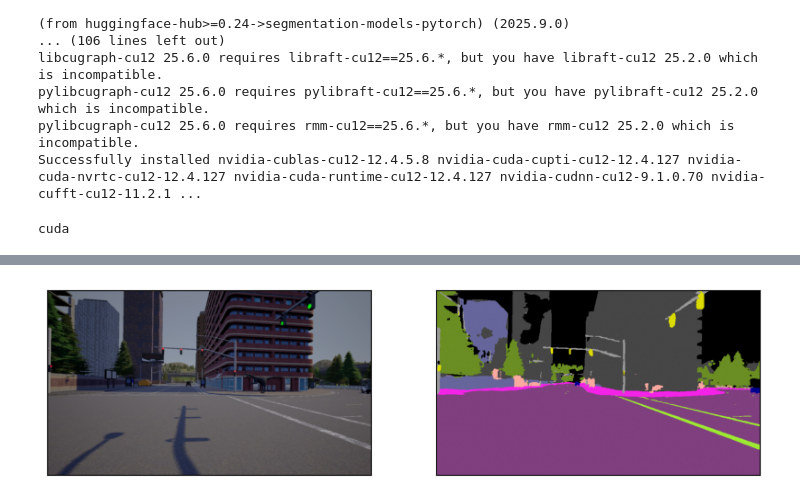
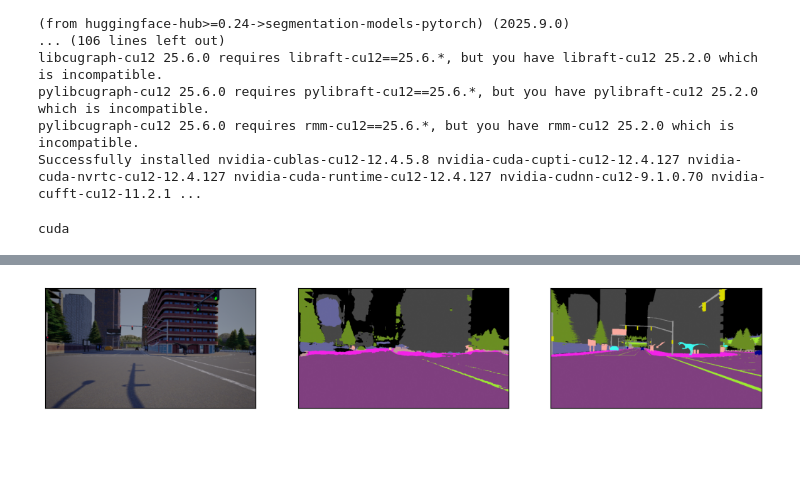
Before and after one commit to TechRufy/ML4CV_Project, a Jupyter notebook: main.ipynb, the cells around one changed output, grey strips where cells are left out. Saved outputs shown, nothing was run; the diff lists cells and outputs as text; code cells hidden in the pictures; blank space fills up the shorter version.

Commit message:
Kaggle Notebook | main83236f43ce734067646f | Version 23

```diff
--- a/main.ipynb
+++ b/main.ipynb
@@ -421,7 +422,7 @@ test_dl = DataLoader(test_dataset, batch_size=8, shuffle=False, num_workers=2)
 # %%
 device = torch.device("cuda" if torch.cuda.is_available() else "cpu")
 # Esempio di utilizzo:
-encoder_name = "resnet18"
+encoder_name = "resnet34"
 encoder_weights = "imagenet"
 t_value = 3.0
 
@@ -432,7 +433,7 @@ feature_extractor = DMLNetFeatureExtractor(
     num_feature_channels=known_classes,
     activation=None
 ).to(device)
-model_optimizer = torch.optim.Adam(feature_extractor.parameters(), lr=0.001)
+model_optimizer = torch.optim.Adam(feature_extractor.parameters(), lr=0.02)
 
 def train(num_epochs,model,train_loader,lambda_weight) -> None:
 
@@ -468,7 +469,7 @@ def train(num_epochs,model,train_loader,lambda_weight) -> None:
 
             print(f"Epoch {epoch + 1} Loss {l}", end = ' ')
 # %%
-loaded_model = torch.load("/kaggle/input/dml/pytorch/default/7/model_weights150E.pth",weights_only=False)
-loaded_model.eval()
-feature_extractor = loaded_model
-print("model loaded")
+#loaded_model = torch.load("/kaggle/input/dml/pytorch/default/9/model_weights100E.pth",weights_only=False)
+#loaded_model.eval()
+#feature_extractor = loaded_model
+#print("model loaded")
@@ -477,3 +476,3 @@ model loaded
 # %%
-train(50,feature_extractor,train_dl,0.1)
+train(10,feature_extractor,train_dl,0.1)
 # %% [output]
@@ -569,21 +565,22 @@ torch.cuda.memory._record_memory_history()
 # %%
 with torch.no_grad():
     for batch in test_dl:
 
         imgs = batch['image'].to(device)
         labels = batch['labels'].to(device)
 
         logits = feature_extractor(imgs)
         probability_vector = get_probability(logits,Prototype,device)
 
-        fig, axs = plt.subplots(1, 2, figsize=(10, 12))
-        idx = 2
+        fig, axs = plt.subplots(1, 3, figsize=(13, 13))
+        idx = 3
         visualize_scene(imgs.cpu()[5], axs[0])
         visualize_annotation(torch.argmax(probability_vector,axis=3).cpu().detach().numpy()[5], axs[1])
+        visualize_annotation(labels.cpu().detach().numpy()[5],axs[2])
 
         break
 # %% [output]
-[figure, old version]
+[figure, new version]
 # %%
 def MMSP(probability_map):
     MMSP_map = 1 - torch.max(probability_map, dim=3)[0]
```
Also changed, not shown: parts of 9 cells of this notebook.
